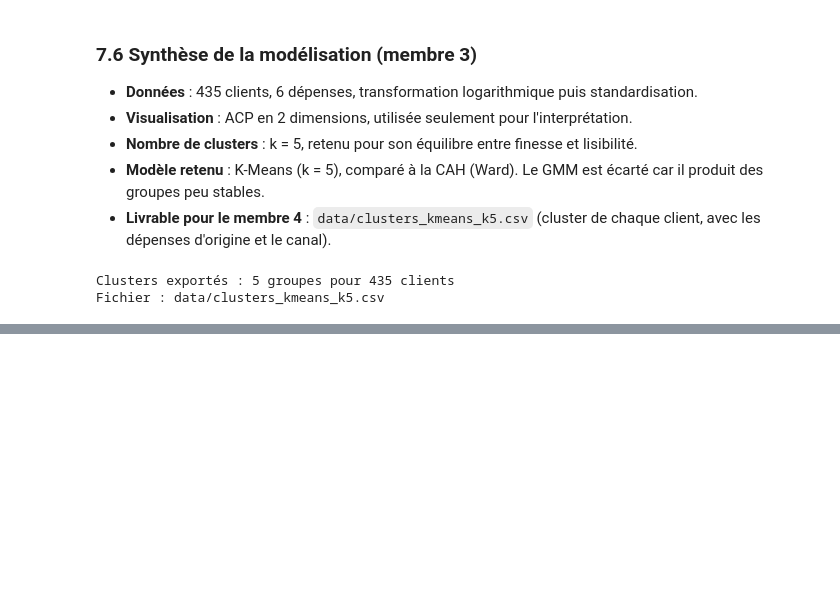
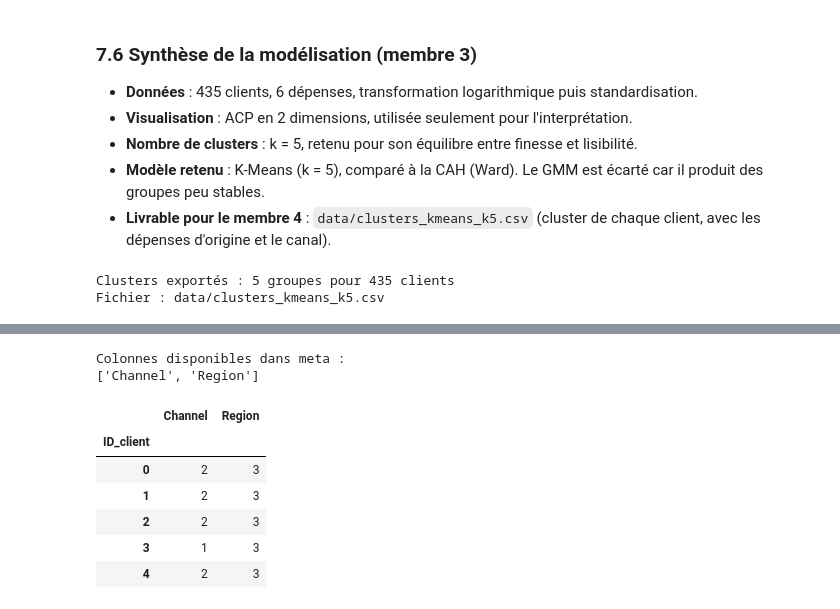
Before and after one commit to rokhayacoumbadiouf-bit/Segmentation_Client_ML, a Jupyter notebook: P1IA_ODC/projet_machine_learning/segmentaion_client.ipynb, the cells around one changed output, grey strips where cells are left out. Saved outputs shown, nothing was run; the diff lists cells and outputs as text; code cells hidden in the pictures; blank space fills up the shorter version.

```diff
--- a/P1IA_ODC/projet_machine_learning/segmentaion_client.ipynb
+++ b/P1IA_ODC/projet_machine_learning/segmentaion_client.ipynb
@@ -1463,0 +1569,15 @@ Fichier : data/clusters_kmeans_k5.csv
+# %%
+print("Colonnes disponibles dans meta :")
+print(meta.columns.tolist())
+
+display(meta.head())
+# %% [output]
+Colonnes disponibles dans meta :
+['Channel', 'Region']
+|  | Channel | Region |
+| ID_client |  |  |
+| 0 | 2 | 3 |
+| 1 | 2 | 3 |
+| 2 | 2 | 3 |
+| 3 | 1 | 3 |
+| 4 | 2 | 3 |
```
Also changed, not shown: parts of 15 cells of this notebook.
